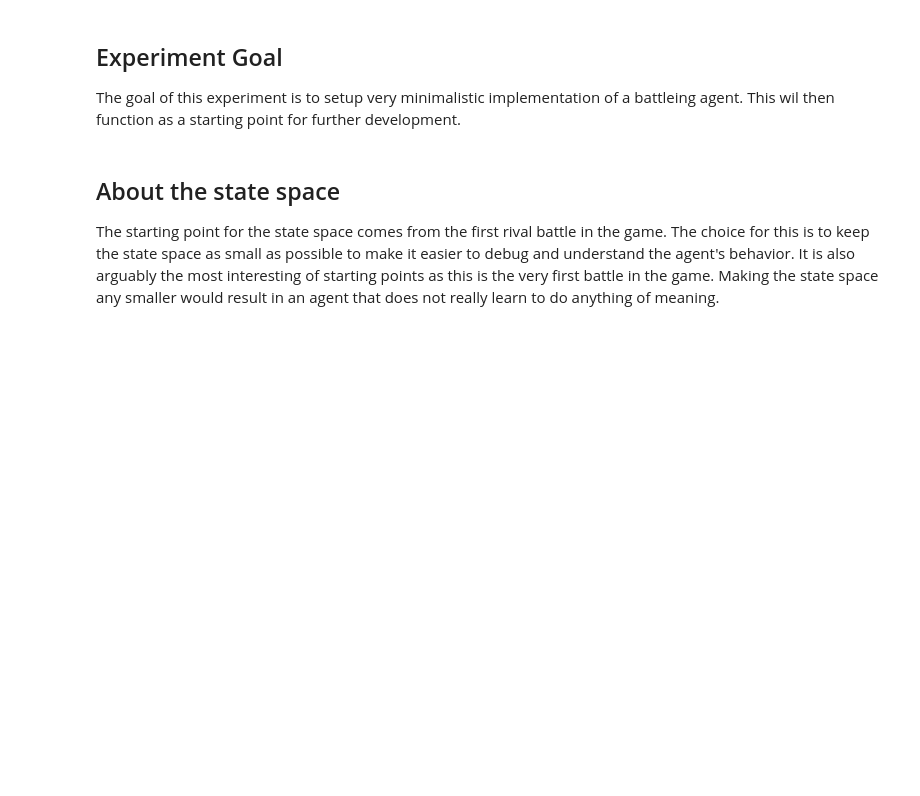
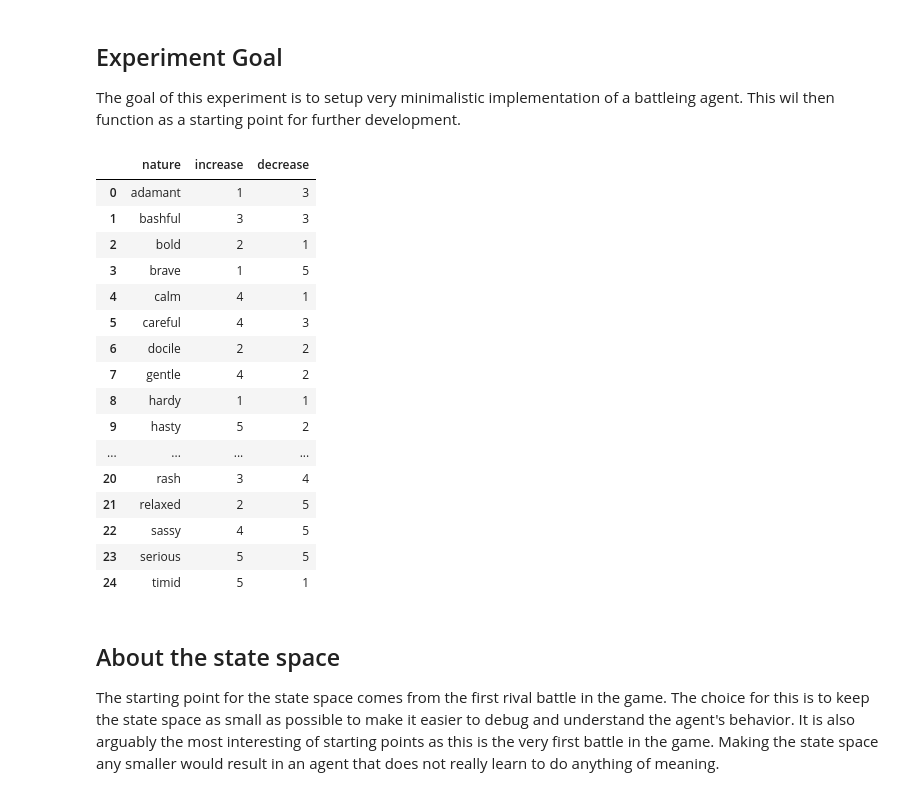
Before and after one commit to LucEnden/deth, a Jupyter notebook: research_lvde/experiments/initial_pokemon_battleing_agent.ipynb, the cells around one changed output. Drawn from its saved outputs; the diff is of its cells as text; code cells hidden in the pictures; blank space fills up the shorter version.

```diff
--- a/research_lvde/experiments/initial_pokemon_battleing_agent.ipynb
+++ b/research_lvde/experiments/initial_pokemon_battleing_agent.ipynb
@@ -25,5 +26,25 @@ natures = pd.read_csv(os.path.join(data_dir, 'natures.csv'))
 pokemon_stats = pd.read_csv(os.path.join(data_dir, 'pokemon_stats.csv'))
 # pokemon_stats.set_index('ndex', inplace=True)
 type_effectiveness = pd.read_csv(os.path.join(data_dir, 'type_effectiveness.csv'))
+# %%
+natures
+# %% [output]
+|  | nature | increase | decrease |
+| 0 | adamant | 1 | 3 |
+| 1 | bashful | 3 | 3 |
+| 2 | bold | 2 | 1 |
+| 3 | brave | 1 | 5 |
+| 4 | calm | 4 | 1 |
+| 5 | careful | 4 | 3 |
+| 6 | docile | 2 | 2 |
+| 7 | gentle | 4 | 2 |
+| 8 | hardy | 1 | 1 |
+| 9 | hasty | 5 | 2 |
+| ... | ... | ... | ... |
+| 20 | rash | 3 | 4 |
+| 21 | relaxed | 2 | 5 |
+| 22 | sassy | 4 | 5 |
+| 23 | serious | 5 | 5 |
+| 24 | timid | 5 | 1 |
 # %%
 # Data helper methods
```
Also changed, not shown: parts of 34 cells of this notebook, 1 other file.
